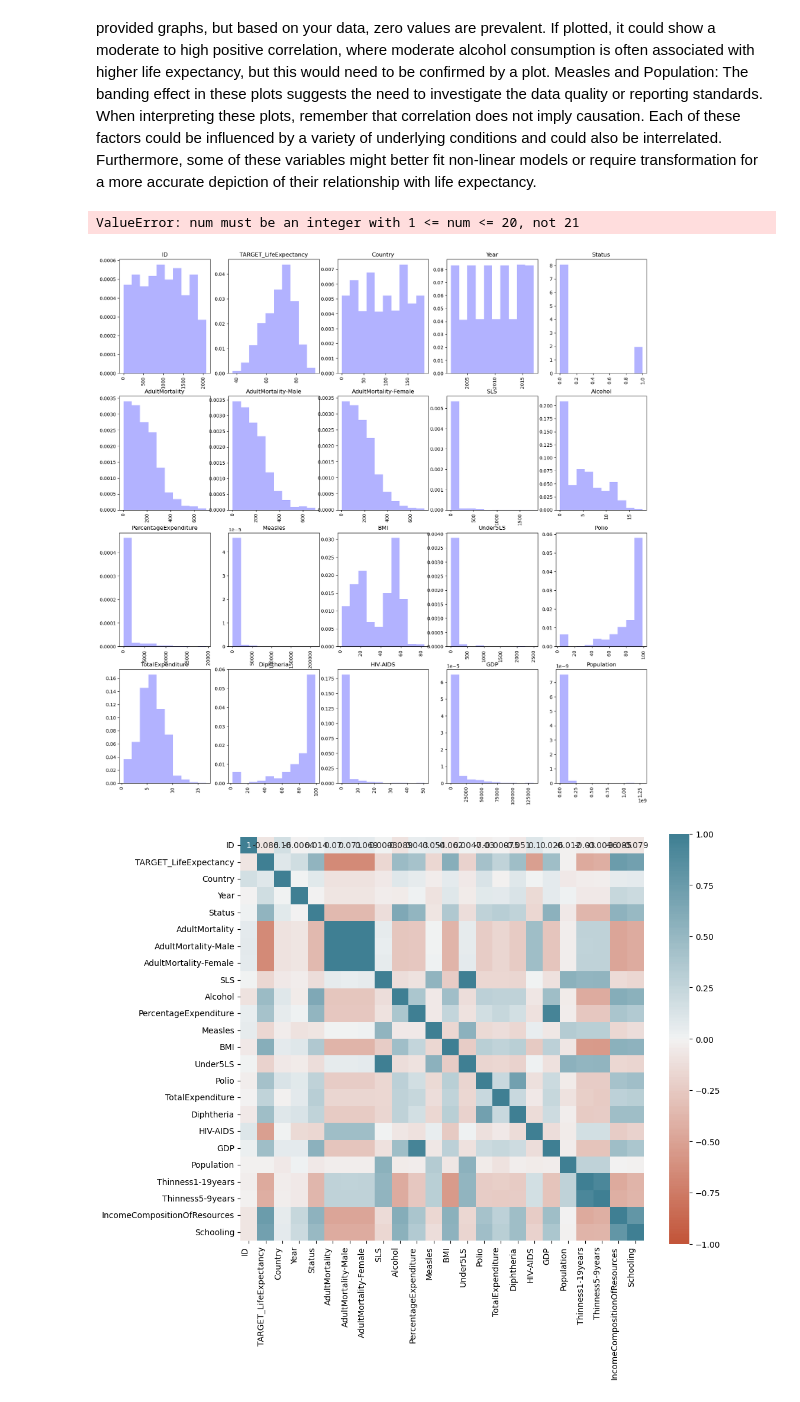
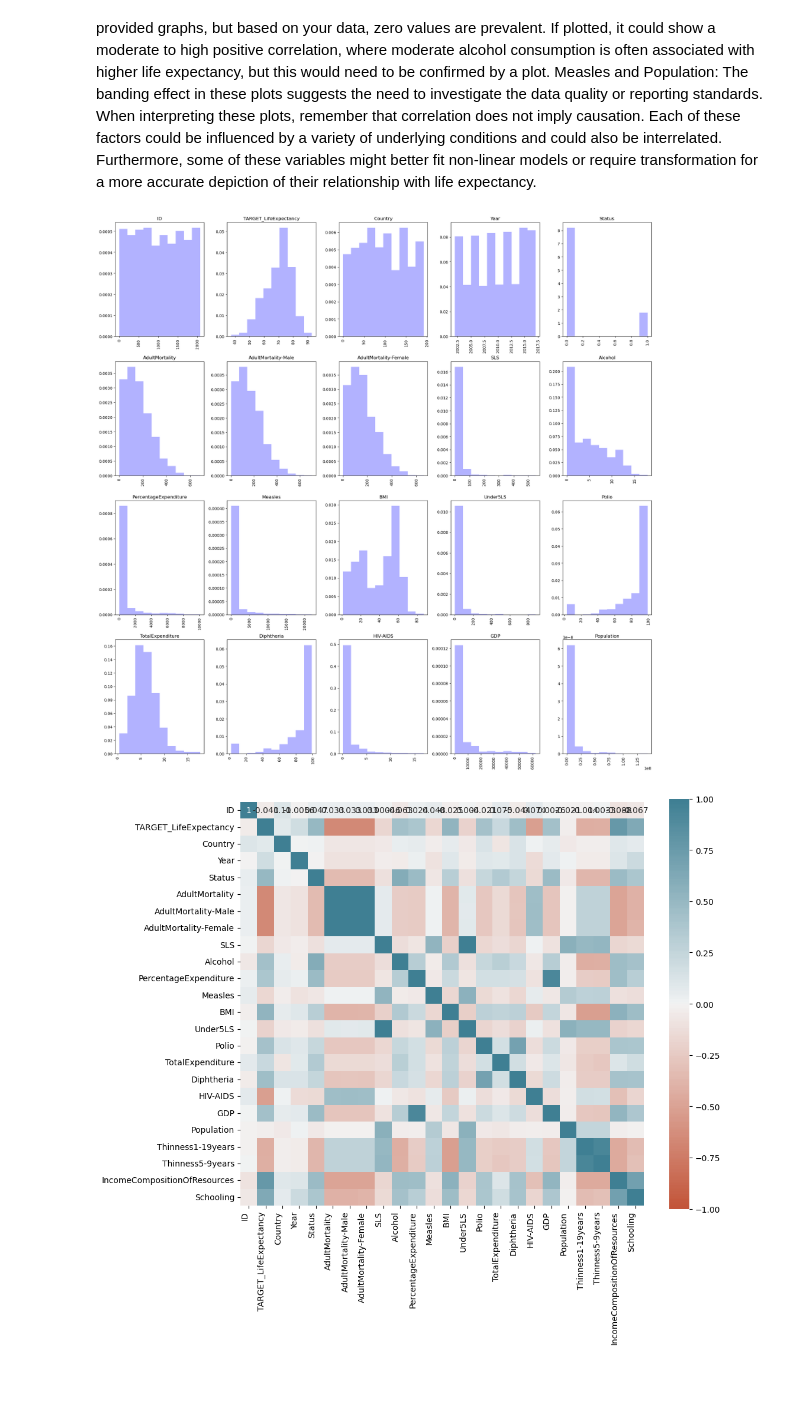
Before and after one commit to lovo157/MachineLearning, a Jupyter notebook: Test.ipynb, the cells around one changed output. Drawn from its saved outputs; the diff is of its cells as text; code cells hidden in the pictures.

```diff
--- a/Test.ipynb
+++ b/Test.ipynb
@@ -212,16 +290,21 @@ df.loc[df.duplicated()]
 import seaborn as sns
 import matplotlib.pyplot as plt
 
+# Adjust the figure size to better fit a 5x6 grid. You might need to tweak these dimensions based on your display.
+plt.figure(figsize=(30, 25))  # Adjusted to provide more space for the additional row of plots
 
-plt.figure(figsize=(20,20))
+# Assuming 'health_train_reduced' is your DataFrame
+# Filter out the columns you don't want to plot
+columns_to_plot = [col for col in health_train_reduced.columns if col not in ['LifeExpectancy', 'ID', 'TARGET_LifeExpectancy',  'GDP'
+                                                                             ]]
 
-
-for i, col in enumerate(health_train.columns):
-     if i < 20:
-        plt.subplot(4, 5, i+1)
-        sns.scatterplot(data=health_train, x=col, y='TARGET_LifeExpectancy')
+# Given the adjustments, you may now plot up to 30 (5x6) columns.
+for i, col in enumerate(columns_to_plot):
+    if i < 30:  # Updated to accommodate up to 30 plots
+        plt.subplot(5, 6, i + 1)  # Adjust the grid to 5x6
+        sns.scatterplot(data=health_train_reduced, x=col, y='TARGET_LifeExpectancy')
         plt.title(col)
-
+        plt.xticks(rotation=45)  # Rotate x-axis labels to prevent overlap, adjust angle as needed
 
 plt.tight_layout()  # Adjust layout to make room for title and x-axis labels
 plt.show()
@@ -266,20 +349,26 @@ When interpreting these plots, remember that correlation does not imply causatio
 # %%
 import matplotlib.pyplot as plt
 import pandas as pd
 
-# Load the dataset
+# Assuming health_train_reduced is already loaded with the dataset
+# If not, you would load it here with something like:
+# health_train_reduced = pd.read_csv('path_to_your_file.csv')
 
+plt.figure(figsize=(20, 20))
 
+# Adjust the following line if you want to plot specific columns or a subset
+columns_to_plot = health_train_reduced.columns[:20]  # Adjust to plot the first 20 columns
 
-plt.figure(figsize=(20,20))
-for i, col in enumerate(health_train.columns):
-    plt.subplot(4,5,i+1)
-    plt.hist(df_cleaned[col], alpha=0.3, color='b', density=True)
+for i, col in enumerate(columns_to_plot):
+    plt.subplot(4, 5, i+1)
+    plt.hist(health_train_reduced[col], alpha=0.3, color='b', density=True)
     plt.title(col)
     plt.xticks(rotation='vertical')
+
+plt.tight_layout()  # This will adjust subplots to fit into the figure area.
+plt.show()
 # %% [output]
-ValueError: num must be an integer with 1 <= num <= 20, not 21
-[figure, old version]
+[figure, new version]
 # %%
 import seaborn as sns
 
```
Also changed, not shown: parts of 34 cells of this notebook, 2 other files.
